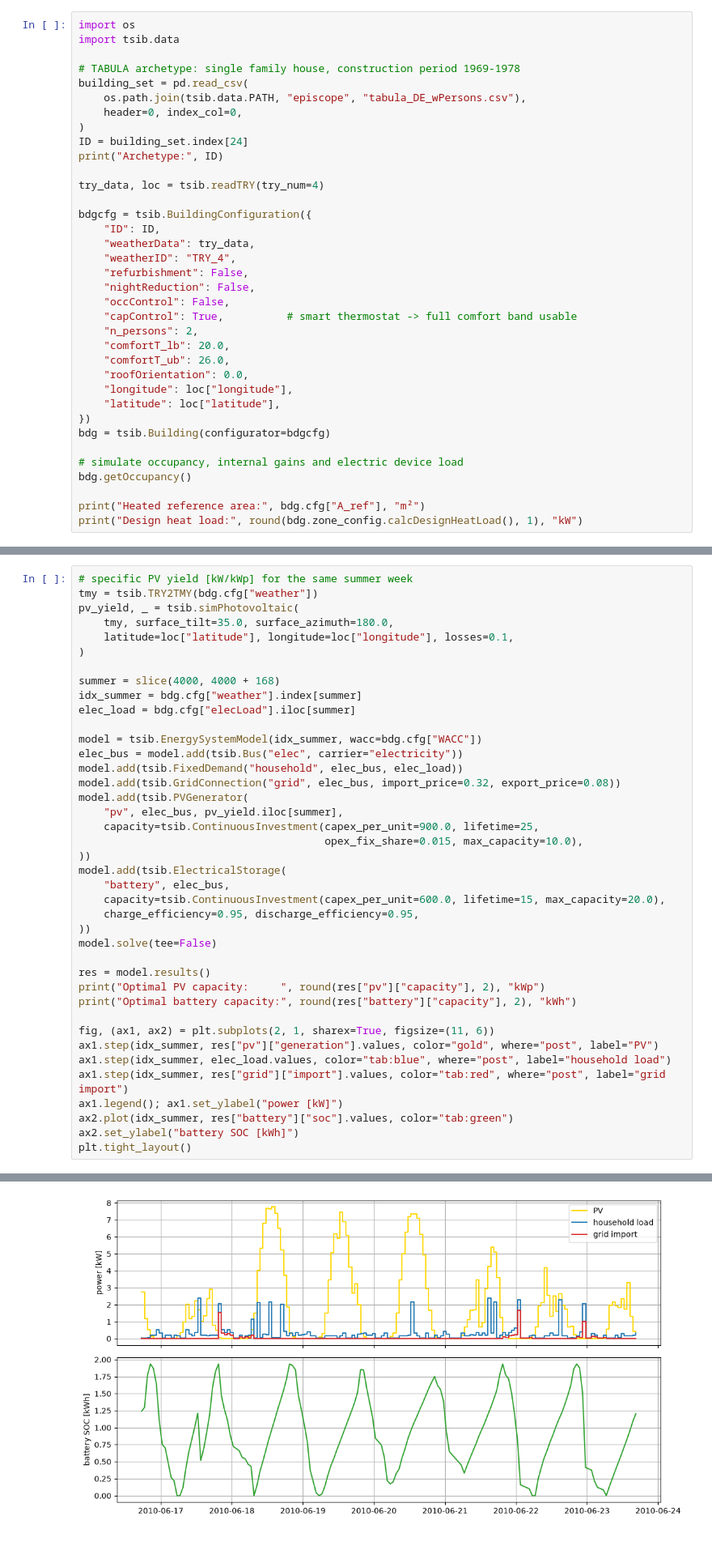
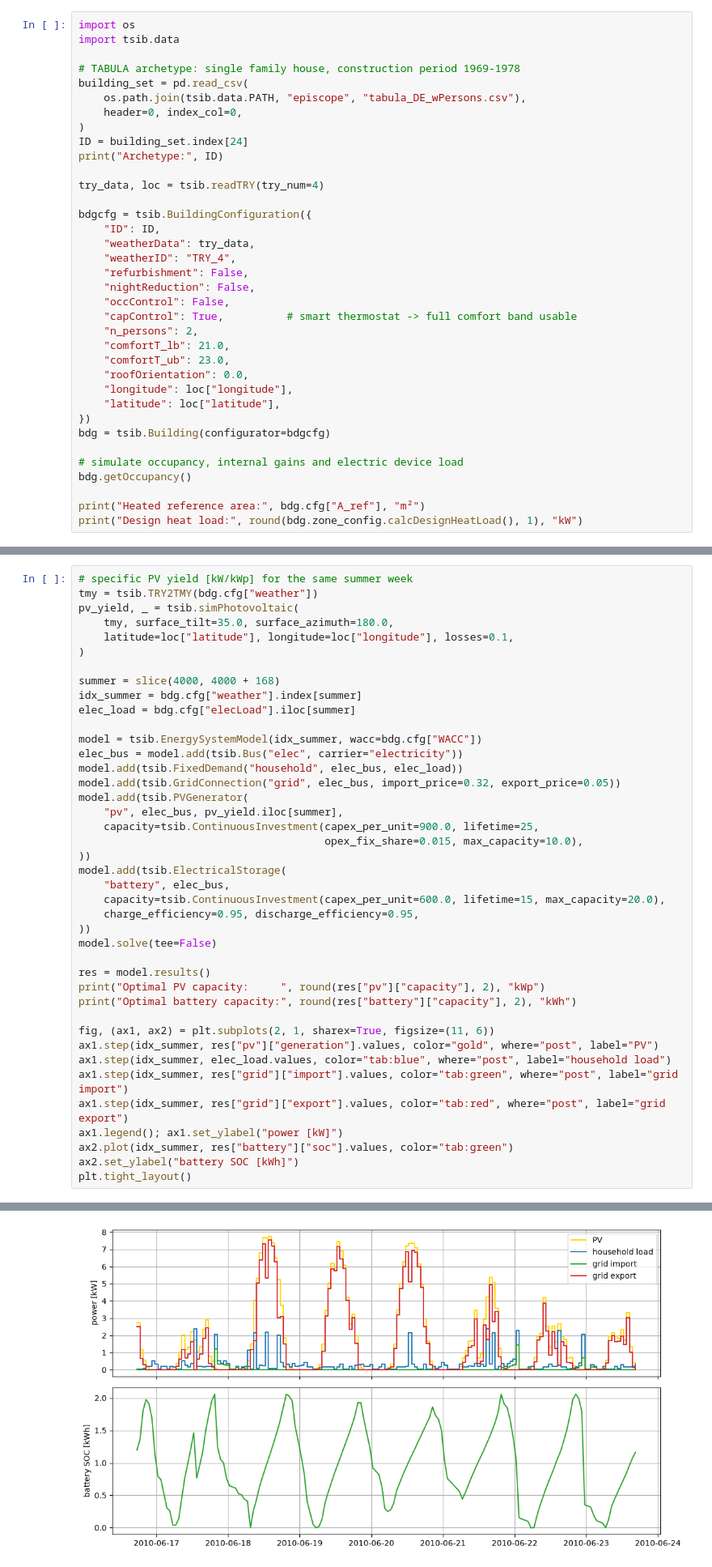
Before and after one commit to simu-flex-lokal/tsib, a Jupyter notebook: examples/energysystem/EnergySystemDemo.ipynb, the cells around one changed output, grey strips where cells are left out. Shown at 81% size. Drawn from its saved outputs; the diff is of its cells as text; blank space fills up the shorter version.

```diff
--- a/examples/energysystem/EnergySystemDemo.ipynb
+++ b/examples/energysystem/EnergySystemDemo.ipynb
@@ -56,8 +58,8 @@ bdgcfg = tsib.BuildingConfiguration({
     "occControl": False,
     "capControl": True,          # smart thermostat -> full comfort band usable
     "n_persons": 2,
-    "comfortT_lb": 20.0,
-    "comfortT_ub": 26.0,
+    "comfortT_lb": 21.0,
+    "comfortT_ub": 23.0,
     "roofOrientation": 0.0,
     "longitude": loc["longitude"],
     "latitude": loc["latitude"],
@@ -192,7 +192,7 @@ elec_load = bdg.cfg["elecLoad"].iloc[summer]
 model = tsib.EnergySystemModel(idx_summer, wacc=bdg.cfg["WACC"])
 elec_bus = model.add(tsib.Bus("elec", carrier="electricity"))
 model.add(tsib.FixedDemand("household", elec_bus, elec_load))
-model.add(tsib.GridConnection("grid", elec_bus, import_price=0.32, export_price=0.08))
+model.add(tsib.GridConnection("grid", elec_bus, import_price=0.32, export_price=0.05))
 model.add(tsib.PVGenerator(
     "pv", elec_bus, pv_yield.iloc[summer],
     capacity=tsib.ContinuousInvestment(capex_per_unit=900.0, lifetime=25,
@@ -212,7 +212,8 @@ print("Optimal battery capacity:", round(res["battery"]["capacity"], 2), "kWh")
 fig, (ax1, ax2) = plt.subplots(2, 1, sharex=True, figsize=(11, 6))
 ax1.step(idx_summer, res["pv"]["generation"].values, color="gold", where="post", label="PV")
 ax1.step(idx_summer, elec_load.values, color="tab:blue", where="post", label="household load")
-ax1.step(idx_summer, res["grid"]["import"].values, color="tab:red", where="post", label="grid import")
+ax1.step(idx_summer, res["grid"]["import"].values, color="tab:green", where="post", label="grid import")
+ax1.step(idx_summer, res["grid"]["export"].values, color="tab:red", where="post", label="grid export")
 ax1.legend(); ax1.set_ylabel("power [kW]")
 ax2.plot(idx_summer, res["battery"]["soc"].values, color="tab:green")
 ax2.set_ylabel("battery SOC [kWh]")
@@ -223,4 +224,4 @@ Optimal battery capacity: 1.94 kWh
-[figure, old version]
+[figure, new version]
 # %% [markdown]
 ## 5. Envelope refurbishment as a discrete investment decision
 
```
Also changed, not shown: parts of 8 cells of this notebook.
